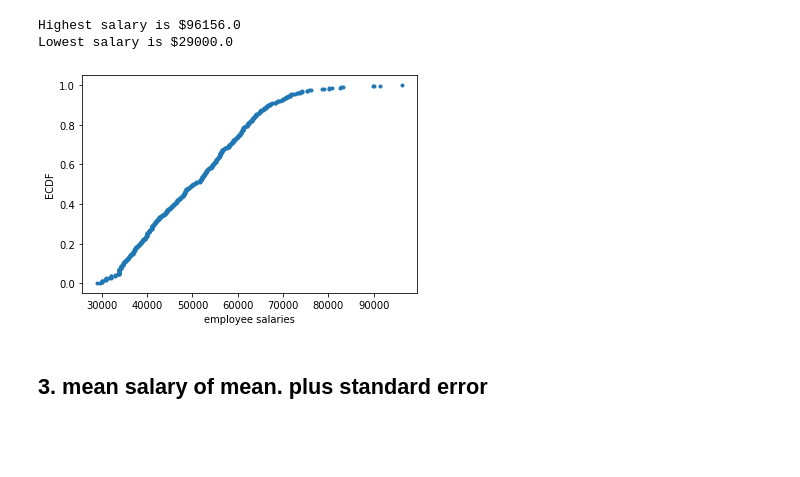
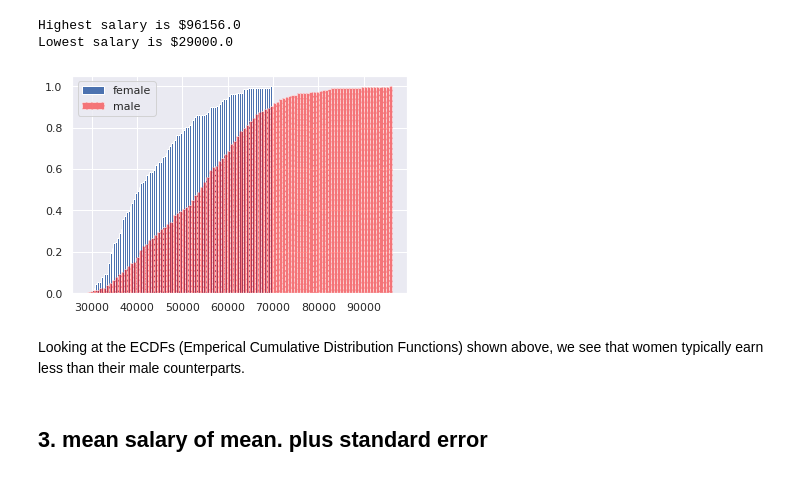
Before and after one commit to masaimahapa/employee-salaries, a Jupyter notebook: employee_salaries.ipynb, the cells around one changed output. Saved outputs shown, nothing was run; the diff lists cells and outputs as text; code cells hidden in the pictures; blank space fills up the shorter version.

```diff
--- a/employee_salaries.ipynb
+++ b/employee_salaries.ipynb
@@ -45,20 +45,19 @@ print(f'Lowest salary is ${salaries.salary.min()}')
 # %% [output]
 Highest salary is $96156.0
 Lowest salary is $29000.0
-# %%
-def ecdf(data):
-    n= len(data)
-    x=np.sort(data)
-    y= np.arange(1, n+1)/n
-    return x, y
-
-x, y= ecdf(salaries.salary)
-plt.plot(x, y, marker='.', linestyle='none')
-plt.ylabel('ECDF')
-plt.xlabel('employee salaries')
-plt.show()
-# %% [output]
-[figure, removed]
+# %%
+women= salaries[salaries.male==0].salary
+men=salaries[salaries.male==1].salary
+
+women.hist(cumulative=True, density=1, bins=100)
+men.hist(cumulative=True, density=1, bins=100, alpha=0.5, color='red')
+
+plt.legend(['female', 'male'])
+plt.show()
+# %% [output]
+[figure, added]
+# %% [markdown]
+Looking at the ECDFs (Emperical Cumulative Distribution Functions) shown above, we see that women typically earn less than their male counterparts.
 # %% [markdown]
 ## 3. mean salary of mean. plus standard error
 # %%
```
Also changed, not shown: parts of 17 cells of this notebook.
